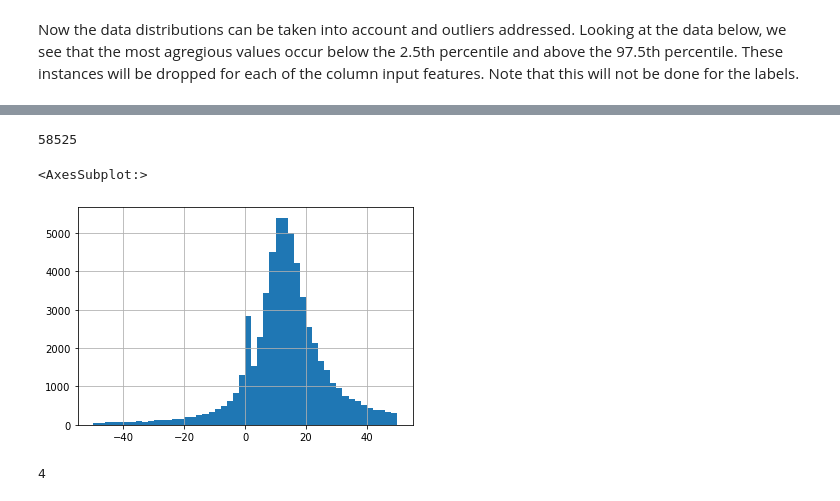
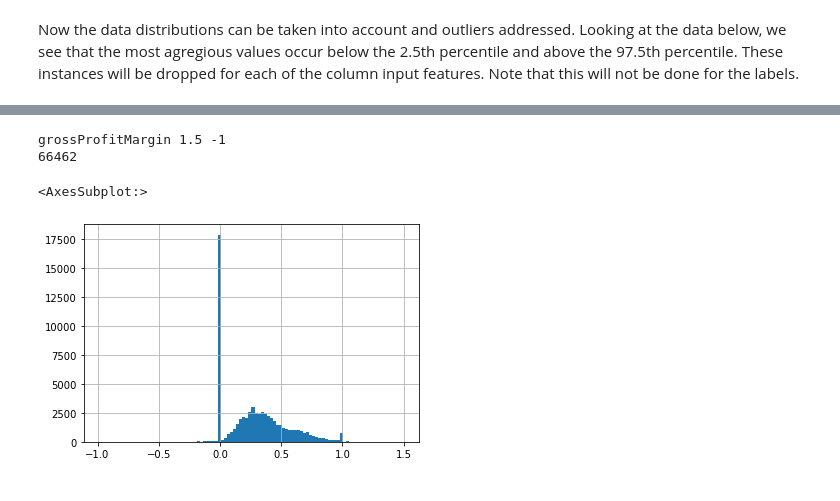
Before and after one commit to oldhiltonian/nyse-ml, a Jupyter notebook: nyse_ml/1_initial.ipynb, the cells around one changed output, grey strips where cells are left out. Drawn from its saved outputs; the diff is of its cells as text; code cells hidden in the pictures.

```diff
--- a/nyse_ml/1_initial.ipynb
+++ b/nyse_ml/1_initial.ipynb
@@ -188,10 +188,14 @@ We first begin by dropping some columns that were used to generate the labels bu
 # %%
-to_drop = ['stockPriceAverage', 'stockPriceHigh', 'stockPriceLow',
+redundant = ['stockPriceAverage', 'stockPriceHigh', 'stockPriceLow',
            'stockPriceRatio_1Q', 'stockPriceRatio_2Q', 'stockPriceRatio_3Q',
            'stockPriceRatio_4Q', 'S&P500PriceAverage', 'S&P500PriceHigh',
            'S&P500PriceLow', 'snpPriceRatio_1Q', 'snpPriceRatio_2Q',
            'snpPriceRatio_3Q', 'snpPriceRatio_4Q']
 
+duplicates = ['cashFlowCoverageRatios', 'priceEarningsRatio']
+
+to_drop = redundant + duplicates
+
 df = raw_df.drop(to_drop, axis=1)
 df.describe()
 # %% [output]
@@ -355,15 +359,17 @@ cleaned_df.describe(percentiles=[0, 0.025, 0.05, 0.95, 0.975, 1.0])
 # %%
-at = cleaned_df.PE_avg
+data = {  "grossProfitMargin": [-1, 1.5],  }
+string = list(data.keys())[0]
+lower = data[string][0]
+upper = data[string][1]
+print(string, upper, lower)
+at = cleaned_df[string]
 # at.hist(bins=50)
-at_ = at[(at > -50) & (at < 50)]
+at_ = at[(at > lower) & (at < upper)]
 print(len(at_))
-at_.hist(bins=50)
+at_.hist(bins=100)
 # at_.plot(kind='box')
 # %% [output]
-58525
+grossProfitMargin 1.5 -1
+66462
 <AxesSubplot:>
-[figure, old version]
+[figure, new version]
-# %%
-sum(cleaned_df.assetTurnover > 100)
-# %% [output]
-4
```
Also changed, not shown: parts of 16 cells of this notebook, 2 other files.
